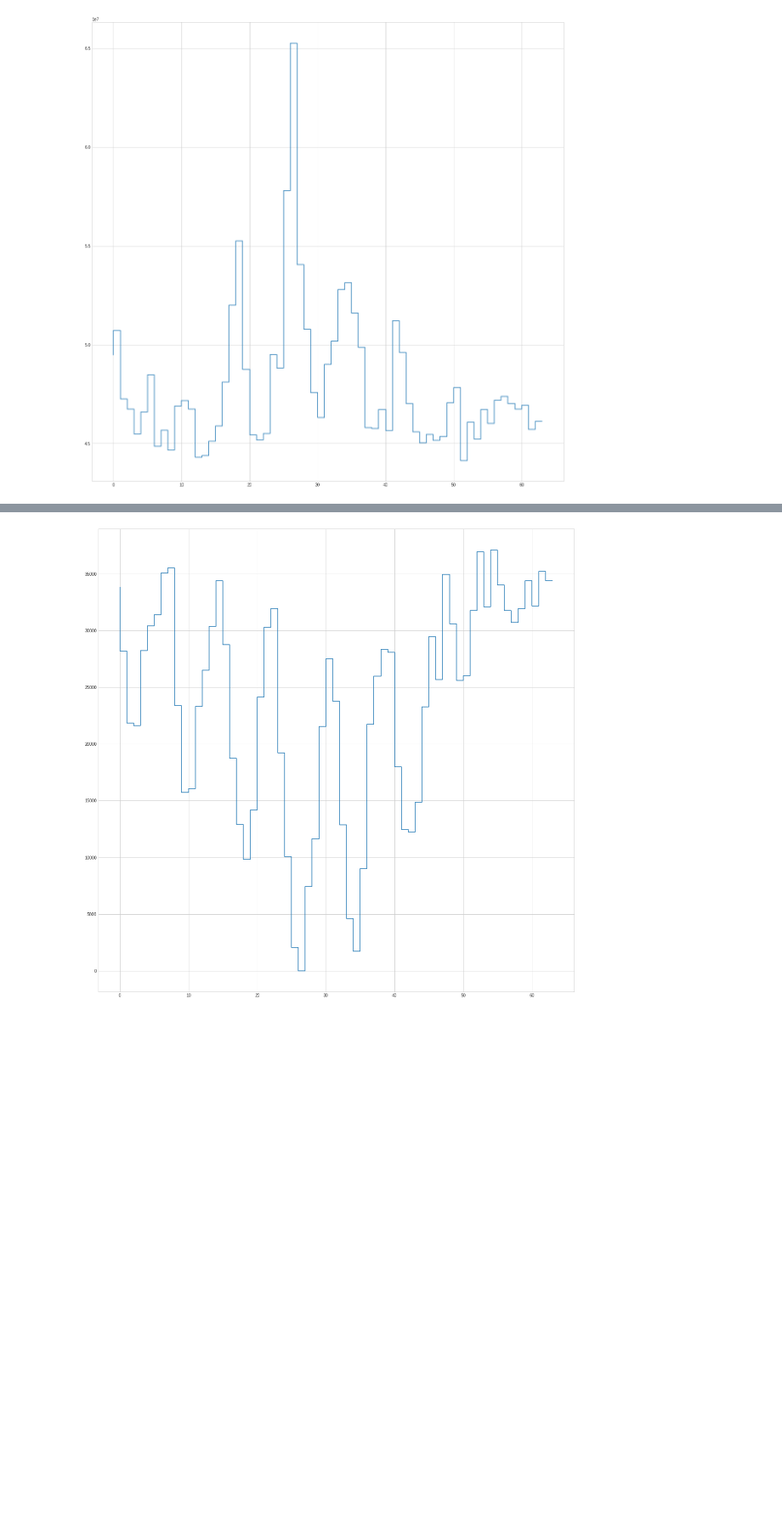
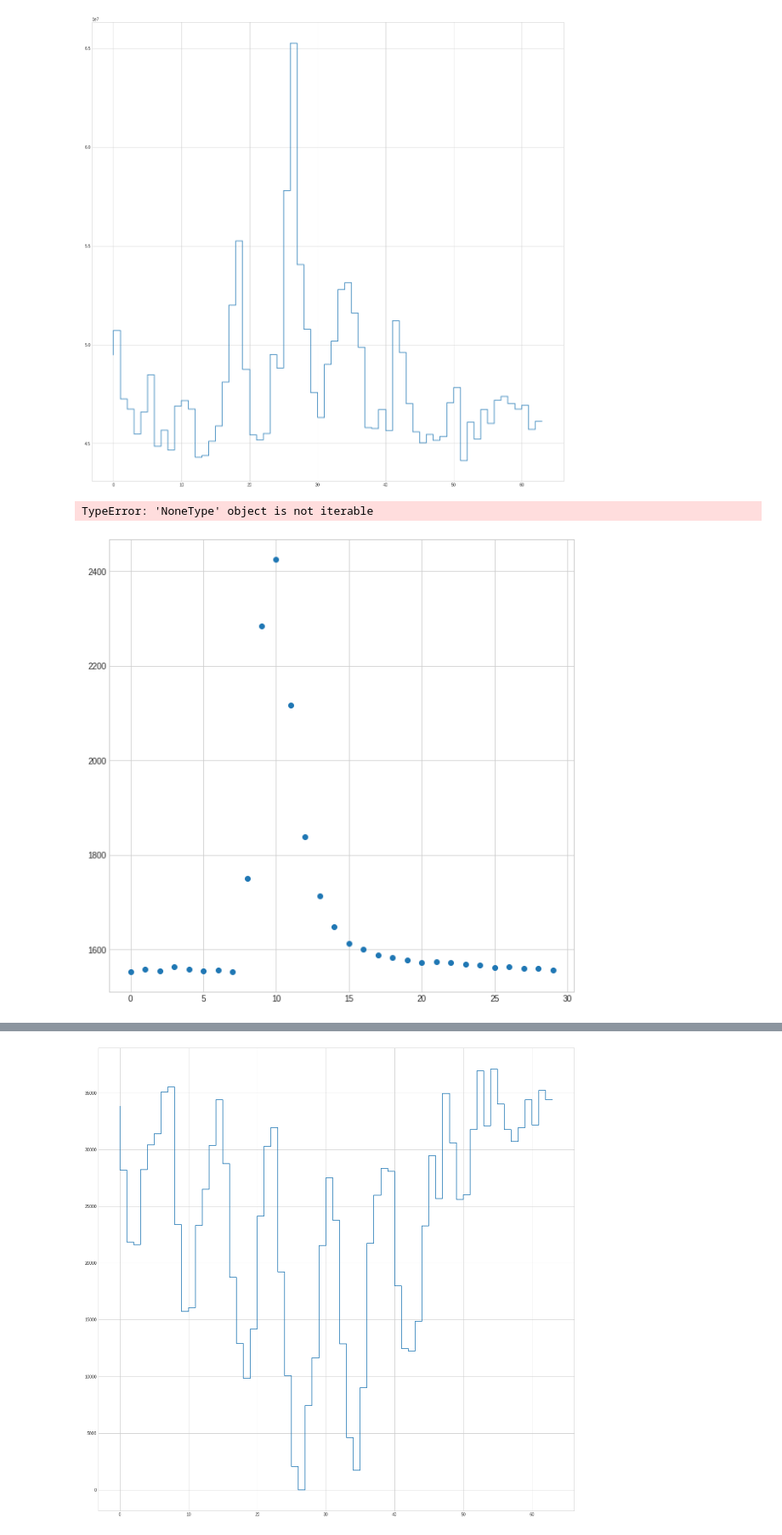
Before and after one commit to sPHENIX-Collaboration/calorimeter-signal-extraction, a Jupyter notebook: jupyter/explore_data.ipynb, the cells around one changed output, grey strips where cells are left out. Shown: that part at 85% size. Drawn from its saved outputs; the diff is of its cells as text; code cells hidden in the pictures; blank space fills up the shorter version.

```diff
--- a/jupyter/explore_data.ipynb
+++ b/jupyter/explore_data.ipynb
@@ -83,69 +83,53 @@ def landau(x, *par):
     w = x - par[0]
     return par[1]*np.exp(-(w+np.exp(-par[4]*w))/par[2])+par[3]
 # %%
-#      par[0]                          //
-#      * pow((x[0] - par[1]), par[2])  //
-#      * (((1. - par[5]) / pow(par[3], par[2]) * exp(par[2])) *
-#             exp(-(x[0] - par[1]) * (par[2] / par[3]))  //
-#         + (par[5] / pow(par[6], par[2]) * exp(par[2])) *
-#               exp(-(x[0] - par[1]) * (par[2] / par[6]))  //
-#        );
-
 
 x = np.linspace(0, 30, 30, endpoint=False) # print(x)
+
 plt.style.use('seaborn-whitegrid')
 plt.rcParams["figure.figsize"] = (10,10)
 
 
 #popt, _ = scipy.optimize.curve_fit(nrm, x, wave, p0=[15, 1000, 10, 1700])
 #print(popt)
 
 guess = [
     1000,    # vertical scale
     10,     # time
     2,      # p2
     10,      # p3
     1500,   # pedestal
     10,     # p5
     10       # p6
     ]
 
-# popt, _ = scipy.optimize.curve_fit(nrm, x, wave, p0=[10, 100, 10, 1500]) # , p0=guess)
-# popt, _ = scipy.optimize.curve_fit(plde, x, wave, p0=guess)
-
 
 x1 = np.linspace(0, 30, 300, endpoint=False)
 
 
 for i in range(0,3):
 
     plt.plot(x, wave[i], 'o')
-    popt, _ = scipy.optimize.curve_fit(landau, x, wave[i], p0=[10, 200, 10, 1500,1 ]) # , p0=guess)
-    # print(popt)
+
+    numbers = np.array(wave[i])
+    n = 3
+    indices = (-numbers).argsort()[:n]
+    indices.sort()
+    for ind in indices: print(ind, numbers[ind])
+
+    popt, _ = scipy.optimize.curve_fit(landau, x, wave[i], p0=[10, 200, 10, 1500,1 ]) # , p0=guess) # print(popt)
     plt.plot(x1, landau(x1, *popt))
 
-    # residual sum of squares
-    ss_res = np.sum((wave[i] - landau(x, *popt)) ** 2)
 
-    # total sum of squares
-    ss_tot = np.sum((wave[i] - np.mean(wave[i])) ** 2)
-
-    # r-squared
-    r2 = 1 - (ss_res / ss_tot)
+    ss_res  = np.sum((wave[i] - landau(x, *popt)) ** 2) # residual sum of squares
+    ss_tot  = np.sum((wave[i] - np.mean(wave[i])) ** 2) # total sum of squares
+    r2      = 1 - (ss_res / ss_tot)                     # r-squared
 
 
     #perform Kolmogorov-Smirnov test
     ks = ks_2samp(wave[i], landau(x, *popt))
 
     print("R2: ", r2, ' KS: ', ks)
-
-#plt.plot(x, wave[1], 'o')
-#popt, _ = scipy.optimize.curve_fit(landau, x, wave[1], p0=[10, 200, 10, 1500,1 ]) # , p0=guess)
-# print(popt)
-#plt.plot(x1, landau(x1, *popt))
-
-
-    #if abs(x)<0.0001: x=0.0001
-    #result = par0*pow(x, par2) + par3
-  #+ (par5 / pow(par6, par2) * exp(par2)) * \
-         #   exp(-(x - par1) * (par2 / par6)    # * ((1. - par5)/pow(par3, par2)*exp(par2))*exp(-x*(par2 / par3)) + par4
+# %% [output]
+TypeError: 'NoneType' object is not iterable
+[figure, added]
```
Also changed, not shown: parts of 4 cells of this notebook, 6 other files.
